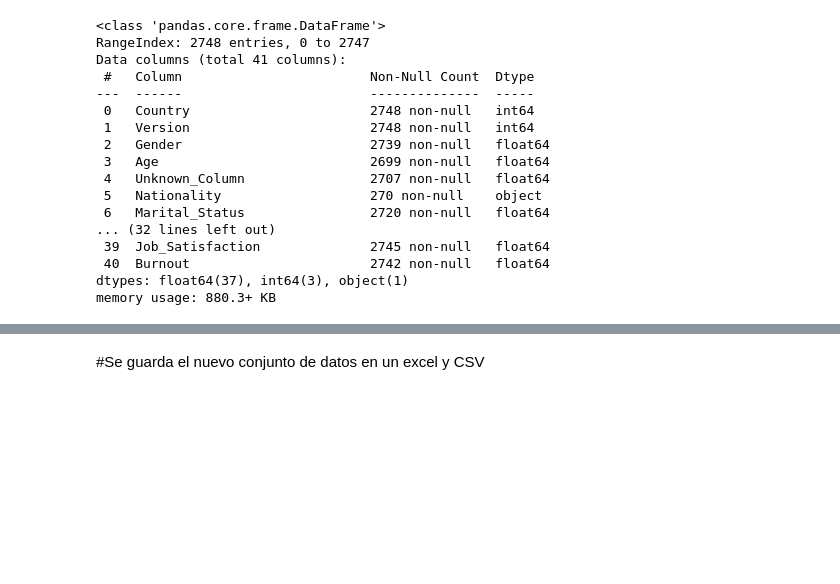
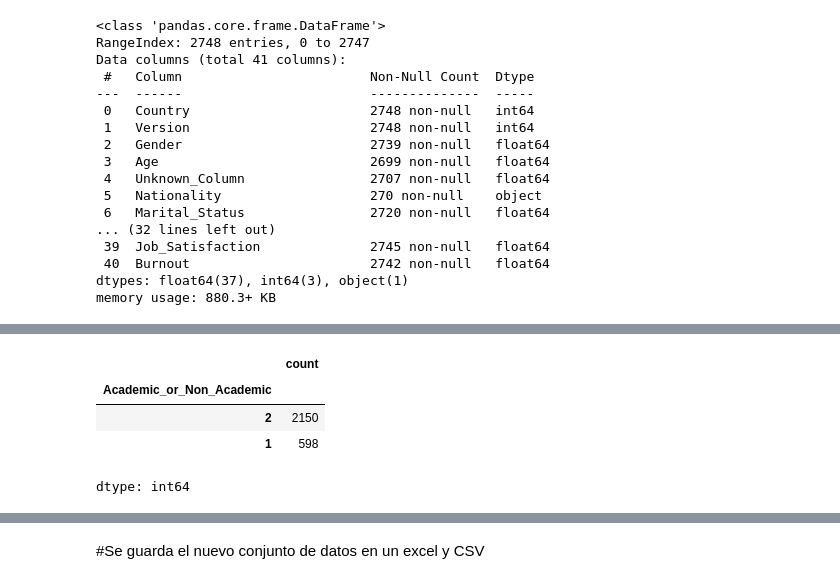
Before and after one commit to EduardoAve/Labour-well-being, a Jupyter notebook: Data_preparation.ipynb, the cells around one changed output, grey strips where cells are left out. Saved outputs shown, nothing was run; the diff lists cells and outputs as text; code cells hidden in the pictures; blank space fills up the shorter version.

```diff
--- a/Data_preparation.ipynb
+++ b/Data_preparation.ipynb
@@ -220,0 +246,2 @@ memory usage: 880.3+ KB
+# %%
+df.drop(columns=['Unknown_Column'], inplace=True)
@@ -220,0 +270,8 @@ memory usage: 880.3+ KB
+# %%
+df['Academic_or_Non_Academic'].value_counts()
+# %% [output]
+|  | count |
+| Academic_or_Non_Academic |  |
+| 2 | 2150 |
+| 1 | 598 |
+dtype: int64
```
Also changed, not shown: parts of 24 cells of this notebook.
